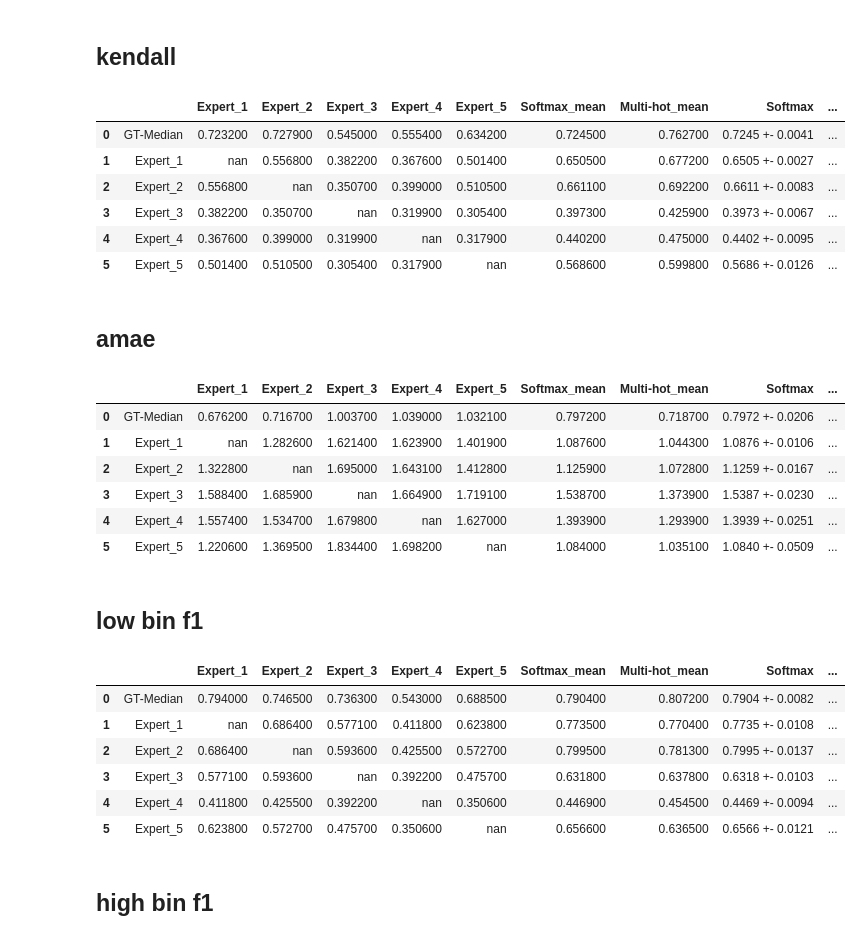
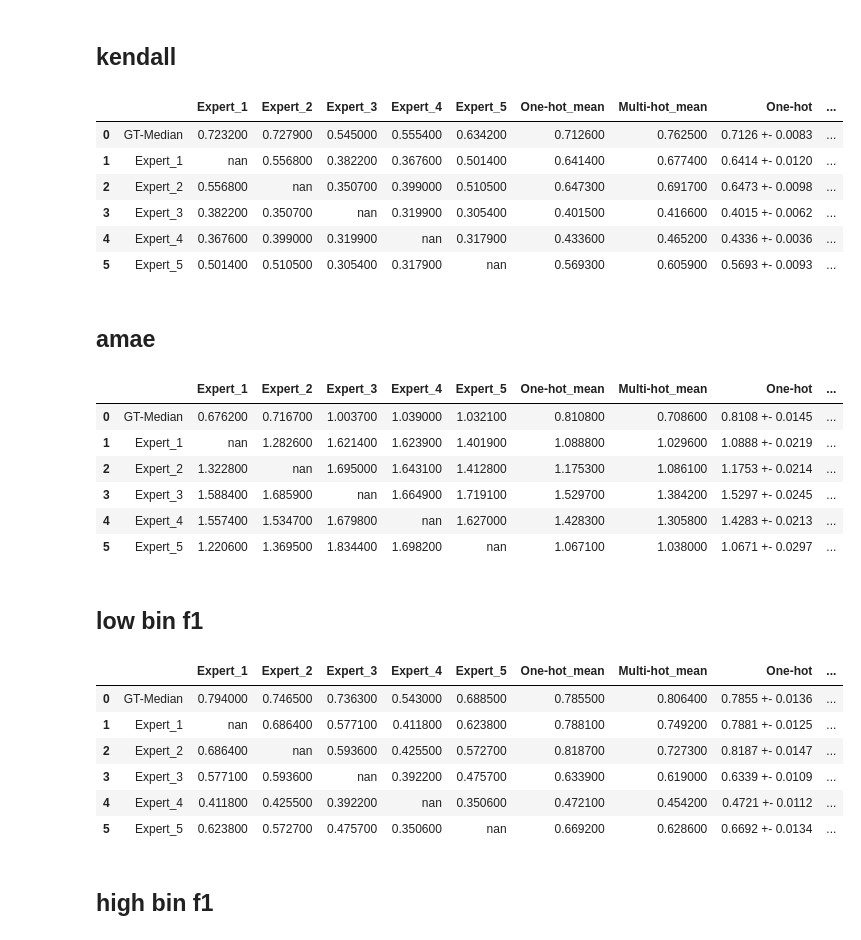
Before and after one commit to yueliukth/CSAW-M, a Jupyter notebook: src/trainer/baseline_results.ipynb, the cells around one changed output. Drawn from its saved outputs; the diff is of its cells as text; code cells hidden in the pictures.

```diff
--- a/src/trainer/baseline_results.ipynb
+++ b/src/trainer/baseline_results.ipynb
@@ -12,12 +12,11 @@ from evaluation import *
 # %% [markdown]
 # Generate master pred csv for public and private test sets
 # %%
-public_mapping_csv_path = '/home/yue3/CSAW-M-review_preds/labels/CSAW-M_filename_mapping_testing.csv'
 public_label_csv_path = '/home/yue3/CSAW-M-review_preds/labels/CSAW-M_test.csv'
-public_multihot_pred_path = '/home/yue3/CSAW-M-review_preds/before_review/multihot_baseline_3-1_final_public_test_20210604.csv'
-public_softmax_pred_path = '/home/yue3/CSAW-M-review_preds/before_review/softmax_baseline_3-1_final_public_test_20210604.csv'
+public_multihot_pred_path = '/home/yue3/CSAW-M-review_preds/after_review/csaw-m_combined_multi_hot.csv'
+public_onehot_pred_path = '/home/yue3/CSAW-M-review_preds/after_review/csaw-m_combined_one_hot.csv'
 
-public_df = make_master_pred_csv(public_mapping_csv_path, public_label_csv_path, public_multihot_pred_path, public_softmax_pred_path)
+public_df = make_master_pred_csv(public_label_csv_path, public_multihot_pred_path, public_onehot_pred_path)
 public_df
 # %% [output]
 |  | Filename | Label | Expert_1 | Expert_2 | Expert_3 | Expert_4 | Expert_5 | If_cancer | If_interval_cancer | ... |
@@ -60,39 +58,39 @@ private_df
 # %% [markdown]
 ## kendall
 # %%
-get_table_metric(public_df, 'kendall', if_highlight=True, bin_list1=False, bin_list2=False)
+get_table_metric(public_df, 'kendall', if_highlight=True, positive_pred_bins=False, positive_label_bins=False)
 # %% [output]
-|  |  | Expert_1 | Expert_2 | Expert_3 | Expert_4 | Expert_5 | Softmax_mean | Multi-hot_mean | Softmax | ... |
-| 0 | GT-Median | 0.723200 | 0.727900 | 0.545000 | 0.555400 | 0.634200 | 0.724500 | 0.762700 | 0.7245 +- 0.0041 | ... |
-| 1 | Expert_1 | nan | 0.556800 | 0.382200 | 0.367600 | 0.501400 | 0.650500 | 0.677200 | 0.6505 +- 0.0027 | ... |
-| 2 | Expert_2 | 0.556800 | nan | 0.350700 | 0.399000 | 0.510500 | 0.661100 | 0.692200 | 0.6611 +- 0.0083 | ... |
-| 3 | Expert_3 | 0.382200 | 0.350700 | nan | 0.319900 | 0.305400 | 0.397300 | 0.425900 | 0.3973 +- 0.0067 | ... |
-| 4 | Expert_4 | 0.367600 | 0.399000 | 0.319900 | nan | 0.317900 | 0.440200 | 0.475000 | 0.4402 +- 0.0095 | ... |
-| 5 | Expert_5 | 0.501400 | 0.510500 | 0.305400 | 0.317900 | nan | 0.568600 | 0.599800 | 0.5686 +- 0.0126 | ... |
+|  |  | Expert_1 | Expert_2 | Expert_3 | Expert_4 | Expert_5 | One-hot_mean | Multi-hot_mean | One-hot | ... |
+| 0 | GT-Median | 0.723200 | 0.727900 | 0.545000 | 0.555400 | 0.634200 | 0.712600 | 0.762500 | 0.7126 +- 0.0083 | ... |
+| 1 | Expert_1 | nan | 0.556800 | 0.382200 | 0.367600 | 0.501400 | 0.641400 | 0.677400 | 0.6414 +- 0.0120 | ... |
+| 2 | Expert_2 | 0.556800 | nan | 0.350700 | 0.399000 | 0.510500 | 0.647300 | 0.691700 | 0.6473 +- 0.0098 | ... |
+| 3 | Expert_3 | 0.382200 | 0.350700 | nan | 0.319900 | 0.305400 | 0.401500 | 0.416600 | 0.4015 +- 0.0062 | ... |
+| 4 | Expert_4 | 0.367600 | 0.399000 | 0.319900 | nan | 0.317900 | 0.433600 | 0.465200 | 0.4336 +- 0.0036 | ... |
+| 5 | Expert_5 | 0.501400 | 0.510500 | 0.305400 | 0.317900 | nan | 0.569300 | 0.605900 | 0.5693 +- 0.0093 | ... |
 # %% [markdown]
 ## amae
 # %%
-get_table_metric(public_df, 'amae', if_highlight=True, bin_list1=False, bin_list2=False)
+get_table_metric(public_df, 'amae', if_highlight=True, positive_pred_bins=False, positive_label_bins=False)
 # %% [output]
-|  |  | Expert_1 | Expert_2 | Expert_3 | Expert_4 | Expert_5 | Softmax_mean | Multi-hot_mean | Softmax | ... |
-| 0 | GT-Median | 0.676200 | 0.716700 | 1.003700 | 1.039000 | 1.032100 | 0.797200 | 0.718700 | 0.7972 +- 0.0206 | ... |
-| 1 | Expert_1 | nan | 1.282600 | 1.621400 | 1.623900 | 1.401900 | 1.087600 | 1.044300 | 1.0876 +- 0.0106 | ... |
-| 2 | Expert_2 | 1.322800 | nan | 1.695000 | 1.643100 | 1.412800 | 1.125900 | 1.072800 | 1.1259 +- 0.0167 | ... |
-| 3 | Expert_3 | 1.588400 | 1.685900 | nan | 1.664900 | 1.719100 | 1.538700 | 1.373900 | 1.5387 +- 0.0230 | ... |
-| 4 | Expert_4 | 1.557400 | 1.534700 | 1.679800 | nan | 1.627000 | 1.393900 | 1.293900 | 1.3939 +- 0.0251 | ... |
-| 5 | Expert_5 | 1.220600 | 1.369500 | 1.834400 | 1.698200 | nan | 1.084000 | 1.035100 | 1.0840 +- 0.0509 | ... |
+|  |  | Expert_1 | Expert_2 | Expert_3 | Expert_4 | Expert_5 | One-hot_mean | Multi-hot_mean | One-hot | ... |
+| 0 | GT-Median | 0.676200 | 0.716700 | 1.003700 | 1.039000 | 1.032100 | 0.810800 | 0.708600 | 0.8108 +- 0.0145 | ... |
+| 1 | Expert_1 | nan | 1.282600 | 1.621400 | 1.623900 | 1.401900 | 1.088800 | 1.029600 | 1.0888 +- 0.0219 | ... |
+| 2 | Expert_2 | 1.322800 | nan | 1.695000 | 1.643100 | 1.412800 | 1.175300 | 1.086100 | 1.1753 +- 0.0214 | ... |
+| 3 | Expert_3 | 1.588400 | 1.685900 | nan | 1.664900 | 1.719100 | 1.529700 | 1.384200 | 1.5297 +- 0.0245 | ... |
+| 4 | Expert_4 | 1.557400 | 1.534700 | 1.679800 | nan | 1.627000 | 1.428300 | 1.305800 | 1.4283 +- 0.0213 | ... |
+| 5 | Expert_5 | 1.220600 | 1.369500 | 1.834400 | 1.698200 | nan | 1.067100 | 1.038000 | 1.0671 +- 0.0297 | ... |
 # %% [markdown]
 ## low bin f1
 # %%
-get_table_metric(public_df, 'lowbinf1', if_highlight=True, bin_list1=False, bin_list2=False)
+get_table_metric(public_df, 'lowbinf1', if_highlight=True, positive_pred_bins=False, positive_label_bins=False)
 # %% [output]
-|  |  | Expert_1 | Expert_2 | Expert_3 | Expert_4 | Expert_5 | Softmax_mean | Multi-hot_mean | Softmax | ... |
-| 0 | GT-Median | 0.794000 | 0.746500 | 0.736300 | 0.543000 | 0.688500 | 0.790400 | 0.807200 | 0.7904 +- 0.0082 | ... |
-| 1 | Expert_1 | nan | 0.686400 | 0.577100 | 0.411800 | 0.623800 | 0.773500 | 0.770400 | 0.7735 +- 0.0108 | ... |
-| 2 | Expert_2 | 0.686400 | nan | 0.593600 | 0.425500 | 0.572700 | 0.799500 | 0.781300 | 0.7995 +- 0.0137 | ... |
-| 3 | Expert_3 | 0.577100 | 0.593600 | nan | 0.392200 | 0.475700 | 0.631800 | 0.637800 | 0.6318 +- 0.0103 | ... |
-| 4 | Expert_4 | 0.411800 | 0.425500 | 0.392200 | nan | 0.350600 | 0.446900 | 0.454500 | 0.4469 +- 0.0094 | ... |
-| 5 | Expert_5 | 0.623800 | 0.572700 | 0.475700 | 0.350600 | nan | 0.656600 | 0.636500 | 0.6566 +- 0.0121 | ... |
+|  |  | Expert_1 | Expert_2 | Expert_3 | Expert_4 | Expert_5 | One-hot_mean | Multi-hot_mean | One-hot | ... |
+| 0 | GT-Median | 0.794000 | 0.746500 | 0.736300 | 0.543000 | 0.688500 | 0.785500 | 0.806400 | 0.7855 +- 0.0136 | ... |
+| 1 | Expert_1 | nan | 0.686400 | 0.577100 | 0.411800 | 0.623800 | 0.788100 | 0.749200 | 0.7881 +- 0.0125 | ... |
+| 2 | Expert_2 | 0.686400 | nan | 0.593600 | 0.425500 | 0.572700 | 0.818700 | 0.727300 | 0.8187 +- 0.0147 | ... |
+| 3 | Expert_3 | 0.577100 | 0.593600 | nan | 0.392200 | 0.475700 | 0.633900 | 0.619000 | 0.6339 +- 0.0109 | ... |
+| 4 | Expert_4 | 0.411800 | 0.425500 | 0.392200 | nan | 0.350600 | 0.472100 | 0.454200 | 0.4721 +- 0.0112 | ... |
+| 5 | Expert_5 | 0.623800 | 0.572700 | 0.475700 | 0.350600 | nan | 0.669200 | 0.628600 | 0.6692 +- 0.0134 | ... |
 # %% [markdown]
 ## high bin f1
 # %%
```
Also changed, not shown: parts of 16 cells of this notebook.
